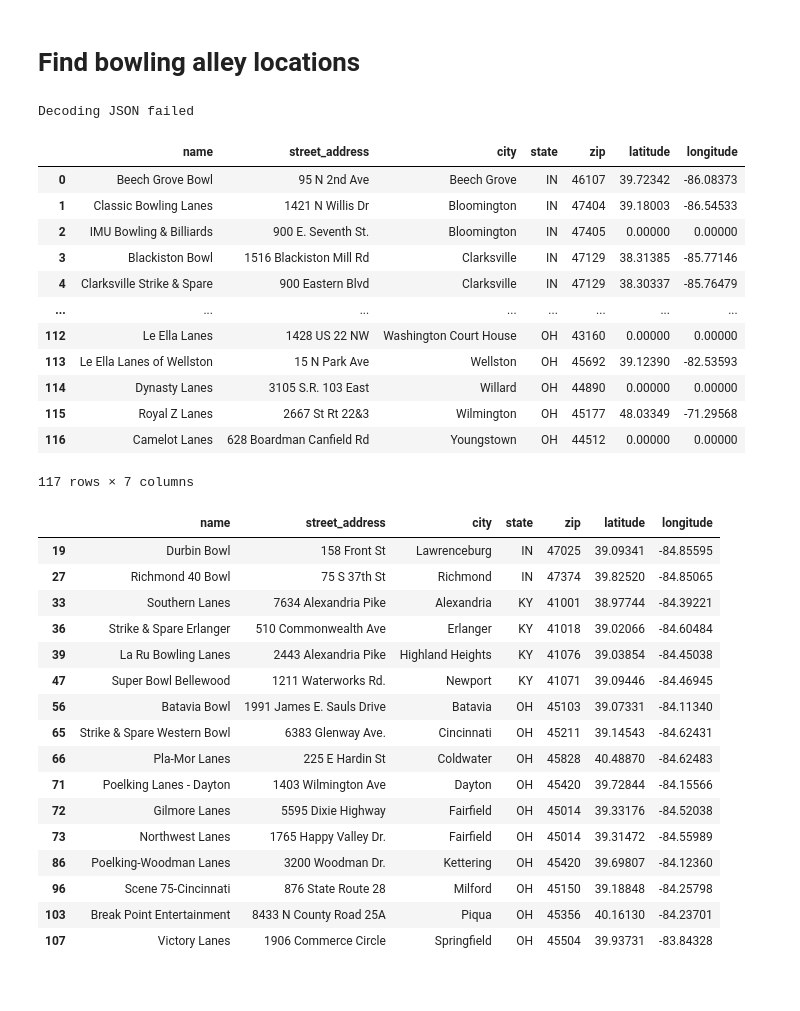
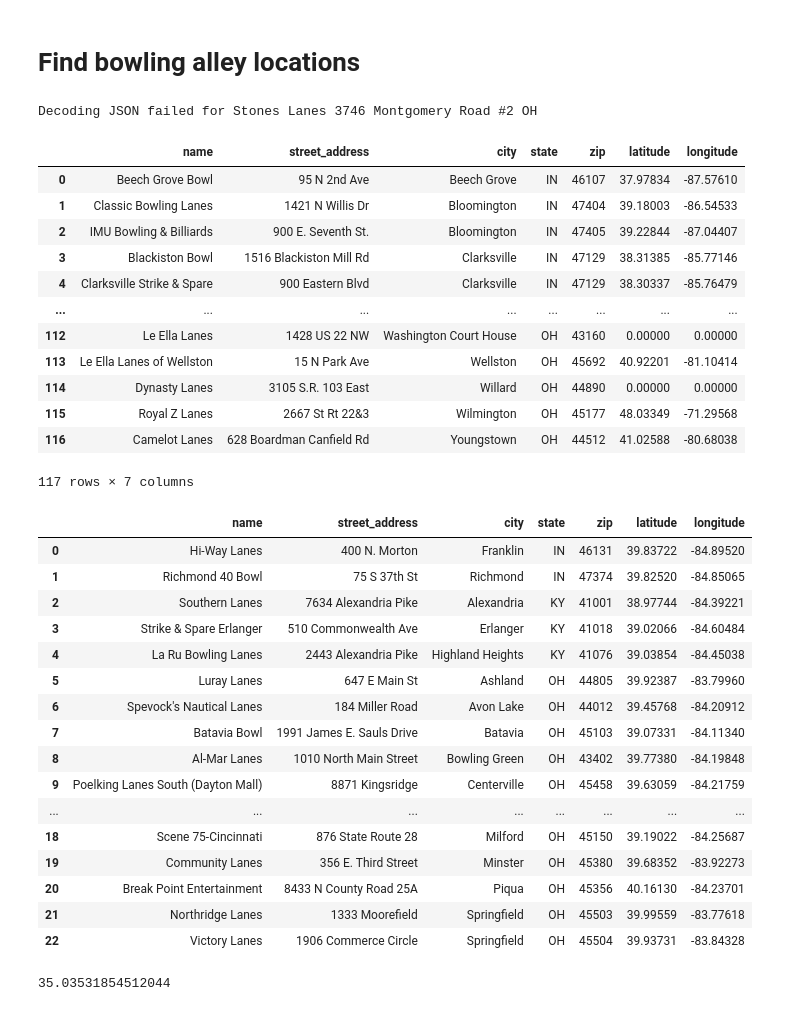
Before and after one commit to jgroeschen/Cinci-HS-Bowling-Stats, a Jupyter notebook: data_gathering/bowling_stats.ipynb, the cells around one changed output. Drawn from its saved outputs; the diff is of its cells as text; code cells hidden in the pictures.

Commit message:
Added distances between schools and alleys

```diff
--- a/data_gathering/bowling_stats.ipynb
+++ b/data_gathering/bowling_stats.ipynb
@@ -497,60 +498,72 @@ for i in range(len(alley_ids)):
     state = rest[1].lstrip()
     zip = rest[2].lstrip()[:5]
     try:
-        response = requests.get(f'https://nominatim.openstreetmap.org/search.php?q={street}+{city},{state}&format=jsonv2').json()
+        response = requests.get(f'https://nominatim.openstreetmap.org/search.php?q={street}+{state}&format=jsonv2').json()
         if len(response) >=1:
             lat = round(float(response[0]['lat']), 5)
             lon = round(float(response[0]['lon']), 5)
         else:
-            lat = 0
-            lon = 0
+            response = requests.get(f'https://nominatim.openstreetmap.org/search.php?q={name}+{state}&format=jsonv2').json()
+            if len(response) >=1:
+                lat = round(float(response[0]['lat']), 5)
+                lon = round(float(response[0]['lon']), 5)
+            else:
+                lat = 0
+                lon = 0
     except ValueError:
-        print('Decoding JSON failed')
+        print(f'Decoding JSON failed for {name} {street} {state}')
     row =[name, street, city, state, zip, lat, lon]
     alley_rows_list.append(row)
     time.sleep(15)
 # %% [output]
-Decoding JSON failed
+Decoding JSON failed for Stones Lanes 3746 Montgomery Road #2 OH
 # %%
 df_alleys = pd.DataFrame(alley_rows_list, columns=['name', 'street_address', 'city', 'state', 'zip', 'latitude', 'longitude'])
+df_alleys.loc[df_alleys['name'] == 'Stones Lanes', ['latitude', 'longitude']] = 39.14765, -84.46630
 df_alleys
 # %% [output]
 |  | name | street_address | city | state | zip | latitude | longitude |
-| 0 | Beech Grove Bowl | 95 N 2nd Ave | Beech Grove | IN | 46107 | 39.72342 | -86.08373 |
+| 0 | Beech Grove Bowl | 95 N 2nd Ave | Beech Grove | IN | 46107 | 37.97834 | -87.57610 |
 | 1 | Classic Bowling Lanes | 1421 N Willis Dr | Bloomington | IN | 47404 | 39.18003 | -86.54533 |
-| 2 | IMU Bowling & Billiards | 900 E. Seventh St. | Bloomington | IN | 47405 | 0.00000 | 0.00000 |
+| 2 | IMU Bowling & Billiards | 900 E. Seventh St. | Bloomington | IN | 47405 | 39.22844 | -87.04407 |
 | 3 | Blackiston Bowl | 1516 Blackiston Mill Rd | Clarksville | IN | 47129 | 38.31385 | -85.77146 |
 | 4 | Clarksville Strike & Spare | 900 Eastern Blvd | Clarksville | IN | 47129 | 38.30337 | -85.76479 |
 | ... | ... | ... | ... | ... | ... | ... | ... |
 | 112 | Le Ella Lanes | 1428 US 22 NW | Washington Court House | OH | 43160 | 0.00000 | 0.00000 |
-| 113 | Le Ella Lanes of Wellston | 15 N Park Ave | Wellston | OH | 45692 | 39.12390 | -82.53593 |
+| 113 | Le Ella Lanes of Wellston | 15 N Park Ave | Wellston | OH | 45692 | 40.92201 | -81.10414 |
 | 114 | Dynasty Lanes | 3105 S.R. 103 East | Willard | OH | 44890 | 0.00000 | 0.00000 |
 | 115 | Royal Z Lanes | 2667 St Rt 22&3 | Wilmington | OH | 45177 | 48.03349 | -71.29568 |
-| 116 | Camelot Lanes | 628 Boardman Canfield Rd | Youngstown | OH | 44512 | 0.00000 | 0.00000 |
+| 116 | Camelot Lanes | 628 Boardman Canfield Rd | Youngstown | OH | 44512 | 41.02588 | -80.68038 |
 117 rows × 7 columns
 # %%
 df_alleys.to_csv('alley_addresses.csv')
 # %%
 df_alleys = df_alleys.loc[((df_alleys['latitude'].between(38.75, 40.5))&(df_alleys['longitude'].between(-85.5, -83.75))),:]
-df_alleys = df_alleys.drop_duplicates()
+df_alleys = df_alleys.drop_duplicates().reset_index(drop=True)
 df_alleys
 # %% [output]
 |  | name | street_address | city | state | zip | latitude | longitude |
-| 19 | Durbin Bowl | 158 Front St | Lawrenceburg | IN | 47025 | 39.09341 | -84.85595 |
-| 27 | Richmond 40 Bowl | 75 S 37th St | Richmond | IN | 47374 | 39.82520 | -84.85065 |
-| 33 | Southern Lanes | 7634 Alexandria Pike | Alexandria | KY | 41001 | 38.97744 | -84.39221 |
-| 36 | Strike & Spare Erlanger | 510 Commonwealth Ave | Erlanger | KY | 41018 | 39.02066 | -84.60484 |
-| 39 | La Ru Bowling Lanes | 2443 Alexandria Pike | Highland Heights | KY | 41076 | 39.03854 | -84.45038 |
-| 47 | Super Bowl Bellewood | 1211 Waterworks Rd. | Newport | KY | 41071 | 39.09446 | -84.46945 |
-| 56 | Batavia Bowl | 1991 James E. Sauls Drive | Batavia | OH | 45103 | 39.07331 | -84.11340 |
-| 65 | Strike & Spare Western Bowl | 6383 Glenway Ave. | Cincinnati | OH | 45211 | 39.14543 | -84.62431 |
-| 66 | Pla-Mor Lanes | 225 E Hardin St | Coldwater | OH | 45828 | 40.48870 | -84.62483 |
-| 71 | Poelking Lanes - Dayton | 1403 Wilmington Ave | Dayton | OH | 45420 | 39.72844 | -84.15566 |
-| 72 | Gilmore Lanes | 5595 Dixie Highway | Fairfield | OH | 45014 | 39.33176 | -84.52038 |
-| 73 | Northwest Lanes | 1765 Happy Valley Dr. | Fairfield | OH | 45014 | 39.31472 | -84.55989 |
-| 86 | Poelking-Woodman Lanes | 3200 Woodman Dr. | Kettering | OH | 45420 | 39.69807 | -84.12360 |
-| 96 | Scene 75-Cincinnati | 876 State Route 28 | Milford | OH | 45150 | 39.18848 | -84.25798 |
-| 103 | Break Point Entertainment | 8433 N County Road 25A | Piqua | OH | 45356 | 40.16130 | -84.23701 |
-| 107 | Victory Lanes | 1906 Commerce Circle | Springfield | OH | 45504 | 39.93731 | -83.84328 |
+| 0 | Hi-Way Lanes | 400 N. Morton | Franklin | IN | 46131 | 39.83722 | -84.89520 |
+| 1 | Richmond 40 Bowl | 75 S 37th St | Richmond | IN | 47374 | 39.82520 | -84.85065 |
+| 2 | Southern Lanes | 7634 Alexandria Pike | Alexandria | KY | 41001 | 38.97744 | -84.39221 |
+| 3 | Strike & Spare Erlanger | 510 Commonwealth Ave | Erlanger | KY | 41018 | 39.02066 | -84.60484 |
+| 4 | La Ru Bowling Lanes | 2443 Alexandria Pike | Highland Heights | KY | 41076 | 39.03854 | -84.45038 |
+| 5 | Luray Lanes | 647 E Main St | Ashland | OH | 44805 | 39.92387 | -83.79960 |
+| 6 | Spevock's Nautical Lanes | 184 Miller Road | Avon Lake | OH | 44012 | 39.45768 | -84.20912 |
+| 7 | Batavia Bowl | 1991 James E. Sauls Drive | Batavia | OH | 45103 | 39.07331 | -84.11340 |
+| 8 | Al-Mar Lanes | 1010 North Main Street | Bowling Green | OH | 43402 | 39.77380 | -84.19848 |
+| 9 | Poelking Lanes South (Dayton Mall) | 8871 Kingsridge | Centerville | OH | 45458 | 39.63059 | -84.21759 |
+| ... | ... | ... | ... | ... | ... | ... | ... |
+| 18 | Scene 75-Cincinnati | 876 State Route 28 | Milford | OH | 45150 | 39.19022 | -84.25687 |
+| 19 | Community Lanes | 356 E. Third Street | Minster | OH | 45380 | 39.68352 | -83.92273 |
+| 20 | Break Point Entertainment | 8433 N County Road 25A | Piqua | OH | 45356 | 40.16130 | -84.23701 |
+| 21 | Northridge Lanes | 1333 Moorefield | Springfield | OH | 45503 | 39.99559 | -83.77618 |
+| 22 | Victory Lanes | 1906 Commerce Circle | Springfield | OH | 45504 | 39.93731 | -83.84328 |
 # %%
 df_alleys.to_csv('alley_addresses_bounded.csv')
+# %%
+x = (radians(df_school_locations.loc[0]['longitude']) - radians(df_alleys.loc[7]['longitude'])) * cos(0.5 * (radians(df_school_locations.loc[0]['latitude']) + radians(df_alleys.loc[7]['latitude'])))
+y = (radians(df_school_locations.loc[0]['latitude']) - radians(df_alleys.loc[7]['latitude']))
+6371 * sqrt(x*x + y*y)
+# %% [output]
+35.03531854512044
```
Also changed, not shown: parts of 9 cells of this notebook.
